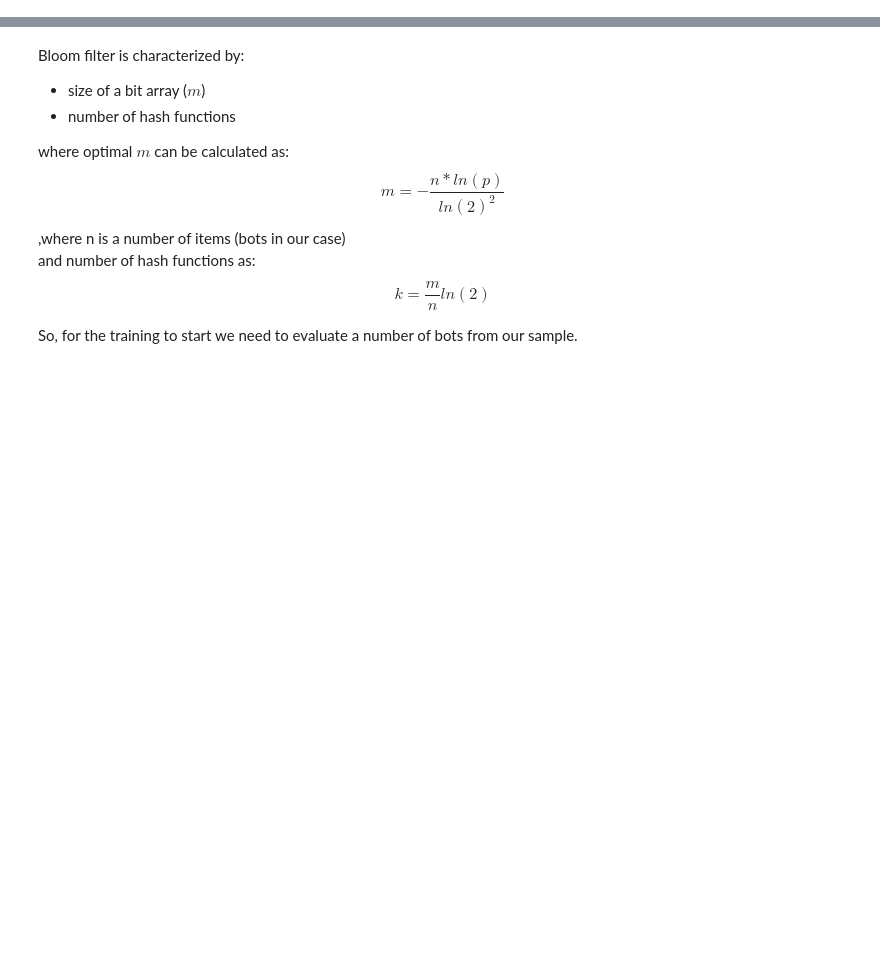
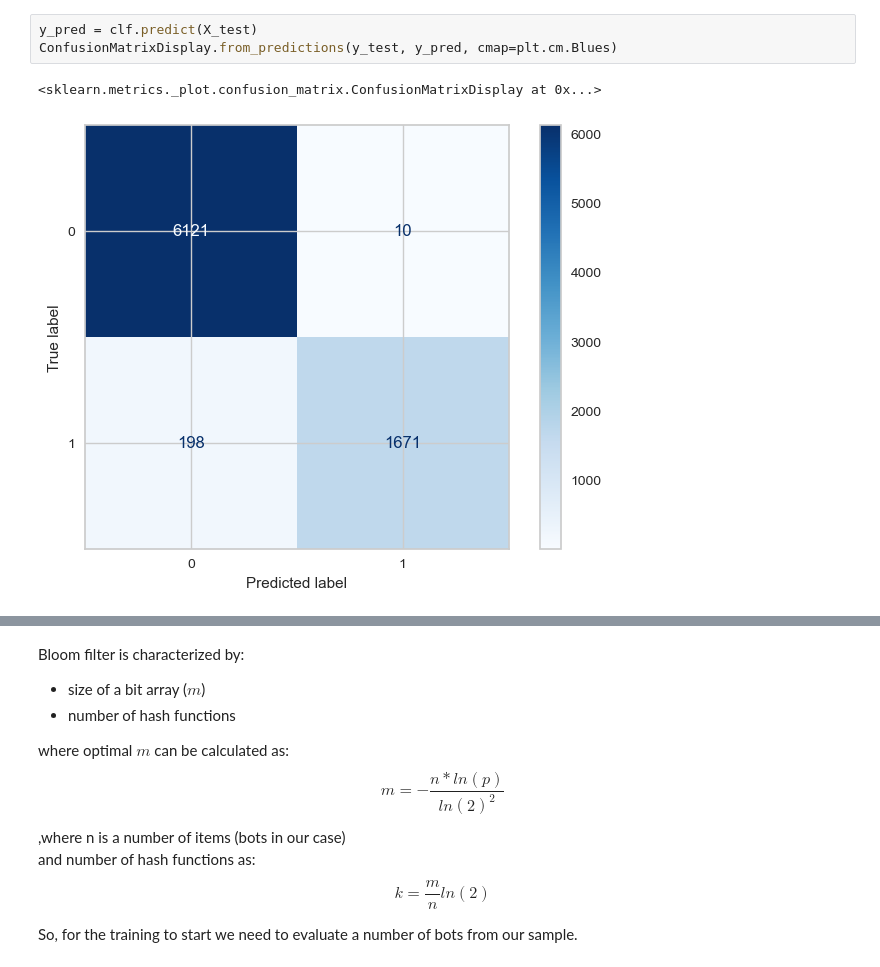
Before and after one commit to ansu0122/ucu-mmds, a Jupyter notebook: src/homework2/bots_detection.ipynb, the cells around one changed output, grey strips where cells are left out. Saved outputs shown, nothing was run; the diff lists cells and outputs as text; blank space fills up the shorter version.

```diff
--- a/src/homework2/bots_detection.ipynb
+++ b/src/homework2/bots_detection.ipynb
@@ -0,0 +237,6 @@
+# %%
+y_pred = clf.predict(X_test)
+ConfusionMatrixDisplay.from_predictions(y_test, y_pred, cmap=plt.cm.Blues)
+# %% [output]
+<sklearn.metrics._plot.confusion_matrix.ConfusionMatrixDisplay at 0x...>
+[figure, added]
```
Also changed, not shown: parts of 27 cells of this notebook, 3 other files.
